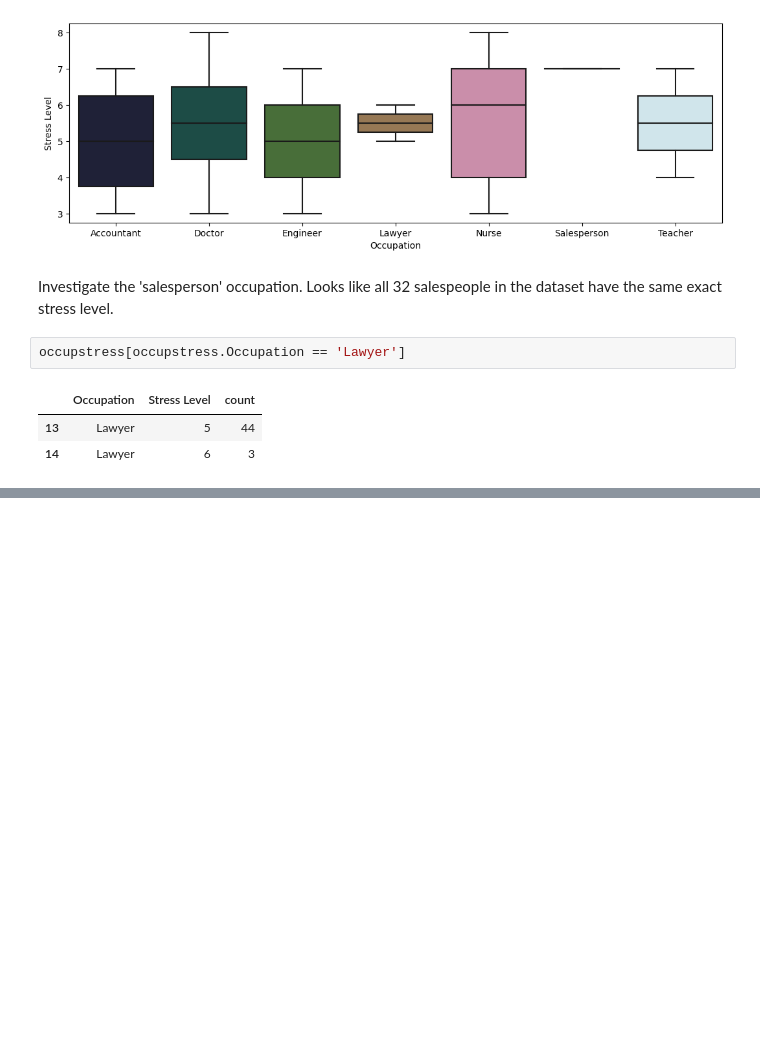
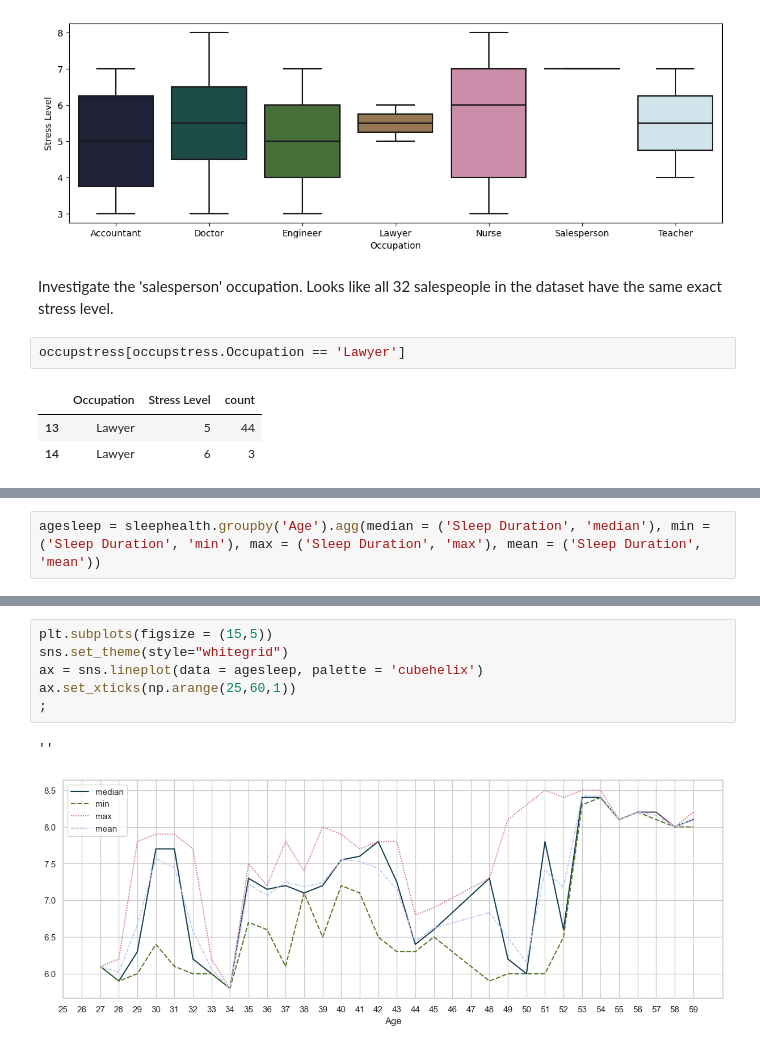
Before and after one commit to fatmagulg/sleep-health-lifestyle, a Jupyter notebook: Sleep Data Analysis.ipynb, the cells around one changed output, grey strips where cells are left out. Cells and saved outputs as stored; diff of their text form; blank space fills up the shorter version.

```diff
--- a/Sleep Data Analysis.ipynb
+++ b/Sleep Data Analysis.ipynb
@@ -224,0 +191,2 @@ The initial simple model discounted non-numerical variables for ease, however th
+# %%
+agesleep = sleephealth.groupby('Age').agg(median = ('Sleep Duration', 'median'), min = ('Sleep Duration', 'min'), max = ('Sleep Duration', 'max'), mean = ('Sleep Duration', 'mean'))
@@ -224,0 +215,9 @@ The initial simple model discounted non-numerical variables for ease, however th
+# %%
+plt.subplots(figsize = (15,5))
+sns.set_theme(style="whitegrid")
+ax = sns.lineplot(data = agesleep, palette = 'cubehelix')
+ax.set_xticks(np.arange(25,60,1))
+;
+# %% [output]
+''
+[figure, added]
```
Also changed, not shown: parts of 25 cells of this notebook.
